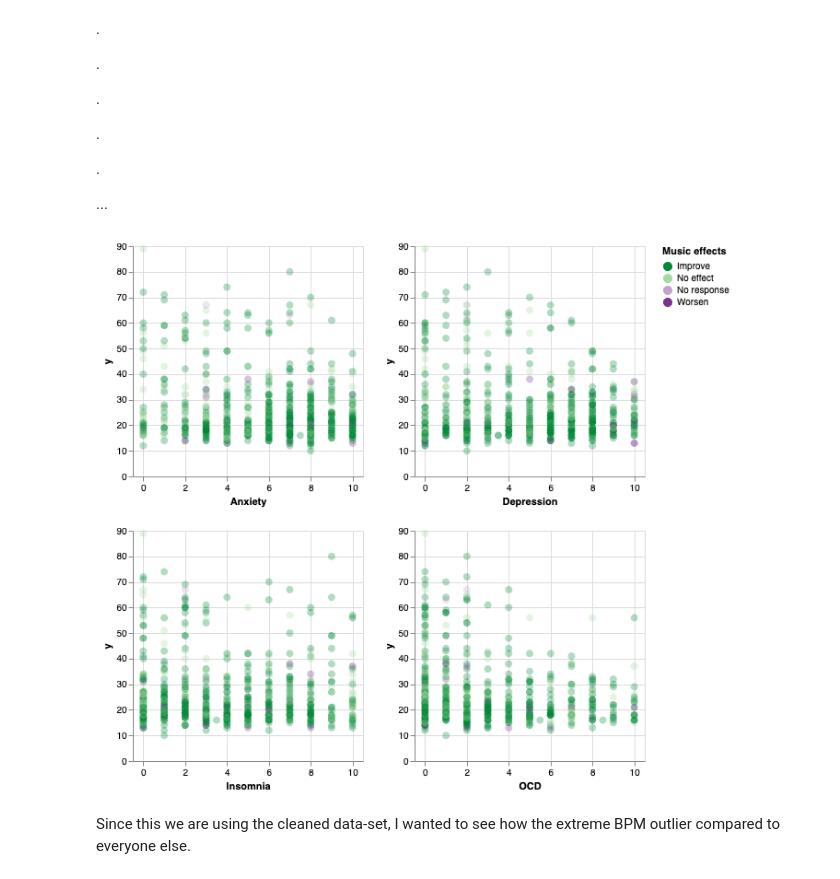
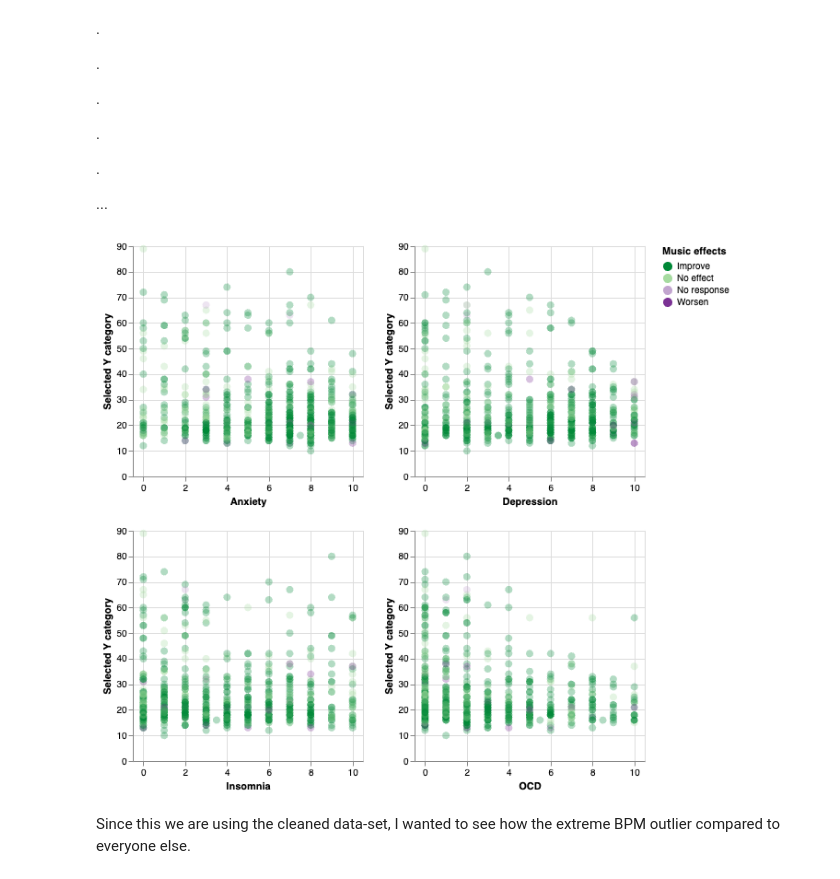
Before and after one commit to ubc-dsci320-2024w2/project-team_fabfour, a Jupyter notebook: ungraded/charts_Jessica.ipynb, the cells around one changed output. Saved outputs shown, nothing was run; the diff lists cells and outputs as text; code cells hidden in the pictures.

```diff
--- a/ungraded/charts_Jessica.ipynb
+++ b/ungraded/charts_Jessica.ipynb
@@ -315,7 +315,7 @@ brush = alt.selection_interval()
 # %%
 chart3e = alt.Chart(mxmh).mark_circle(opacity=0.75).encode(
     x=alt.X(scale=alt.Scale(domain=[-0.5, 10.5])),
-    y=alt.Y('y:Q'),
+    y=alt.Y('y:Q', title="Selected Y category"),
     color=alt.when(brush).then(alt.Color("Music effects:N").scale(range=four_colors)).otherwise(alt.value("lightgray")),
     tooltip=alt.Tooltip(['Age', 'Anxiety', 'Depression', 'Insomnia', 'OCD', "Music effects"]),
     size=alt.when(hover).then(alt.value(800)),
@@ -323,33 +323,33 @@ chart3e = alt.Chart(mxmh).mark_circle(opacity=0.75).encode(
 ).properties(
     width=250,
     height=250
 ).transform_calculate(
     y=f'datum[{ycol_param.name}]',
 ).add_params(
     hover, brush, ycol_param, click
 )
 
 chart3e_anx = chart3e.encode(
     x=alt.X('Anxiety:Q', scale=alt.Scale(domain=[-0.5, 10.5])),
 )
 
 chart3e_dep = chart3e.encode(
     x=alt.X('Depression:Q', scale=alt.Scale(domain=[-0.5, 10.5]))
 )
 
 chart3e_ins = chart3e.encode(
     x=alt.X('Insomnia:Q', scale=alt.Scale(domain=[-0.5, 10.5]))
 )
 
 chart3e_ocd = chart3e.encode(
     x=alt.X('OCD:Q', scale=alt.Scale(domain=[-0.5, 10.5]))
 )
 
 chart3e_all = ((chart3e_anx | chart3e_dep) & (chart3e_ins | chart3e_ocd))
 chart3e_all.show()
 
 # save(chart3e_all, "outputs/chart3ii.json")
 # %% [output]
-[figure, old version]
+[figure, new version]
 # %% [markdown]
 Since this we are using the cleaned data-set, I wanted to see how the extreme BPM outlier compared to everyone else.
```
Also changed, not shown: parts of 2 cells of this notebook, 1 other file.
